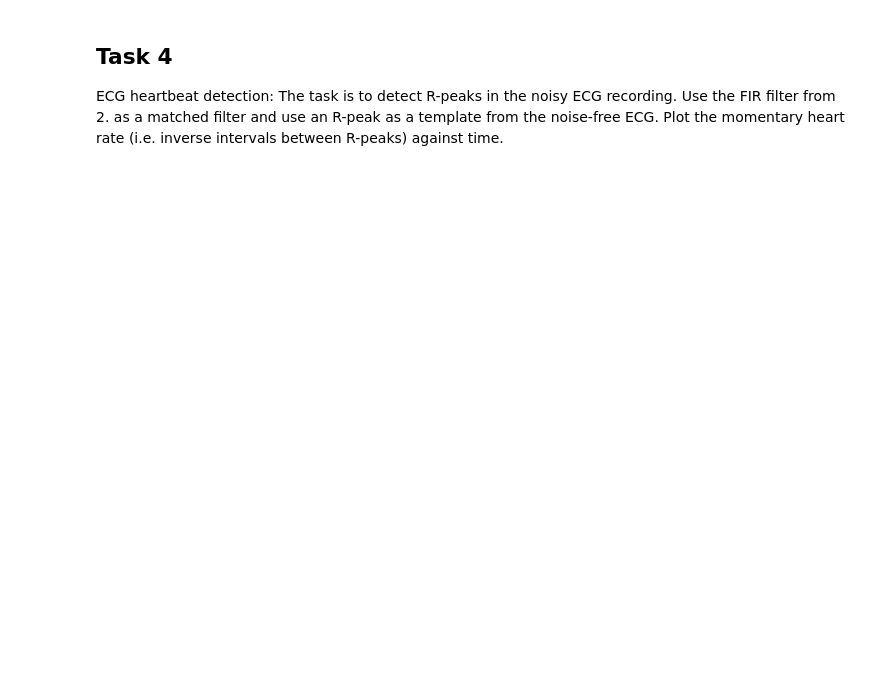
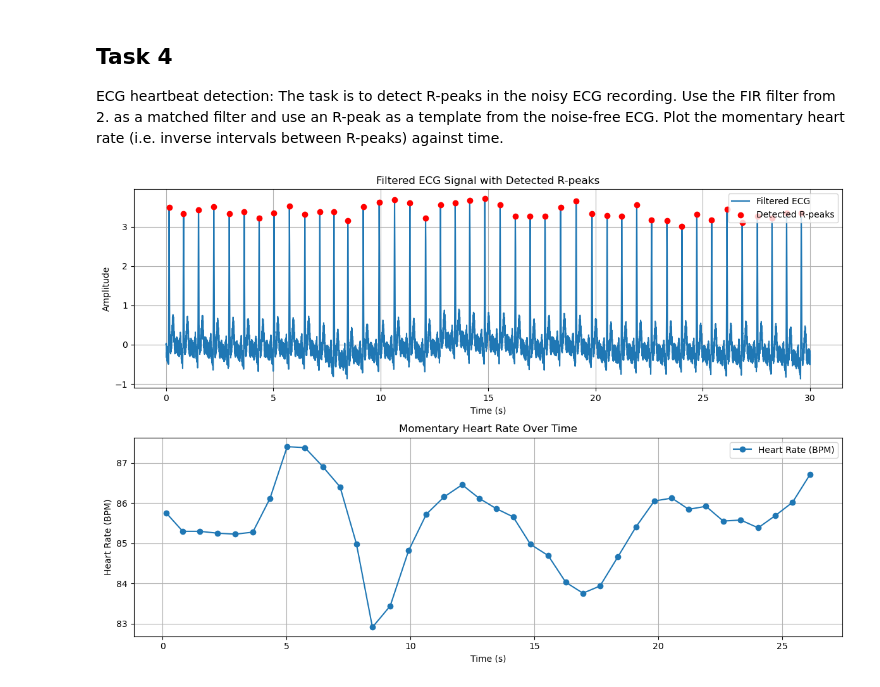
Before and after one commit to aurora0543/FIR_Lab, a Jupyter notebook: FIR.ipynb, the cells around one changed output. Drawn from its saved outputs; the diff is of its cells as text; code cells hidden in the pictures; blank space fills up the shorter version.

```diff
--- a/FIR.ipynb
+++ b/FIR.ipynb
@@ -406,0 +254,91 @@ plt.show()
+# %%
+import numpy as np
+import matplotlib.pyplot as plt
+
+# 1. 数据加载函数
+def load_ecg_signal(filepath):
+    # 假设 ECG 数据为文本文件，每行一个采样点
+    with open(filepath, 'r') as file:
+        data = np.array([float(line.strip()) for line in file])
+    return data
+
+# 2. 手动实现卷积函数
+def manual_convolve(signal, kernel):
+    kernel = kernel[::-1]  # 翻转核以实现卷积
+    output = np.zeros(len(signal) + len(kernel) - 1)
+    for i in range(len(signal)):
+        output[i] = np.sum(signal[max(0, i-len(kernel)+1):i+1] * kernel[:min(i+1, len(kernel))])
+    return output[:len(signal)]  # 保持输出与输入信号长度一致
+
+# 3. 峰值检测函数（局部阈值法）
+def detect_peaks(signal, min_distance, window_size):
+    peaks = []
+    for i in range(0, len(signal), window_size):
+        local_signal = signal[i:i + window_size]
+        local_threshold = np.mean(local_signal) + 2 * np.std(local_signal)
+        for j in range(1, len(local_signal) - 1):
+            if local_signal[j] > local_threshold and local_signal[j] > local_signal[j - 1] and local_signal[j] > local_signal[j + 1]:
+                if len(peaks) == 0 or (i + j - peaks[-1]) > min_distance:
+                    peaks.append(i + j)
+    return np.array(peaks)
+
+# 4. 平滑函数
+def moving_average(data, window_size):
+    return np.convolve(data, np.ones(window_size)/window_size, mode='valid')
+
+# 5. 主程序
+if __name__ == "__main__":
+    fs = 1000  # 采样频率（Hz）
+
+    # 加载无噪声和噪声 ECG 信号
+    clean_ecg = load_ecg_signal('ECG Traces-20241104/Lying ECGs/Lying_ECG_1000Hz_8.dat')
+    noisy_ecg = load_ecg_signal('ECG Traces-20241104/Noisy ECGs/Noisy_ECG_1000Hz_8.dat')
+
+    # 提取 R 波模板
+    clean_threshold = np.mean(clean_ecg) + 2 * np.std(clean_ecg)
+    clean_peaks = detect_peaks(clean_ecg, min_distance=int(fs * 0.6), window_size=fs // 2)
+    start_idx = clean_peaks[0] - 25  # 假设 R 波模板长度为 50 个采样点
+    end_idx = clean_peaks[0] + 25
+    r_peak_template = clean_ecg[start_idx:end_idx]
+
+    # 使用模板设计匹配滤波器并进行卷积
+    filtered_ecg = manual_convolve(noisy_ecg, r_peak_template)
+
+    # 在滤波后信号中检测 R 波
+    threshold = np.mean(filtered_ecg) + 2 * np.std(filtered_ecg)
+    r_peaks = detect_peaks(filtered_ecg, min_distance=int(fs * 0.6), window_size=fs // 2)
+
+    # 计算瞬时心率
+    r_intervals = np.diff(r_peaks) / fs  # RR 间隔（秒）
+    heart_rate = 60 / r_intervals  # 心率（BPM）
+    time_points = r_peaks[:-1] / fs  # 时间点（秒）
+
+    # 平滑心率
+    heart_rate_smooth = moving_average(heart_rate, window_size=5)
+
+    # 绘图
+    plt.figure(figsize=(12, 8))
+
+    # (1) 滤波后信号及 R 波检测
+    plt.subplot(2, 1, 1)
+    plt.plot(np.arange(len(filtered_ecg)) / fs, filtered_ecg, label="Filtered ECG")
+    plt.scatter(r_peaks / fs, filtered_ecg[r_peaks], color='red', label="Detected R-peaks", zorder=5)
+    plt.xlabel("Time (s)")
+    plt.ylabel("Amplitude")
+    plt.title("Filtered ECG Signal with Detected R-peaks")
+    plt.legend()
+    plt.grid(True)
+
+    # (2) 心率曲线
+    plt.subplot(2, 1, 2)
+    plt.plot(time_points[:len(heart_rate_smooth)], heart_rate_smooth, label="Heart Rate (BPM)", marker="o")
+    plt.xlabel("Time (s)")
+    plt.ylabel("Heart Rate (BPM)")
+    plt.title("Momentary Heart Rate Over Time")
+    plt.legend()
+    plt.grid(True)
+
+    plt.tight_layout()
+    plt.show()
+# %% [output]
+[figure, added]
```
Also changed, not shown: parts of 5 cells of this notebook.
